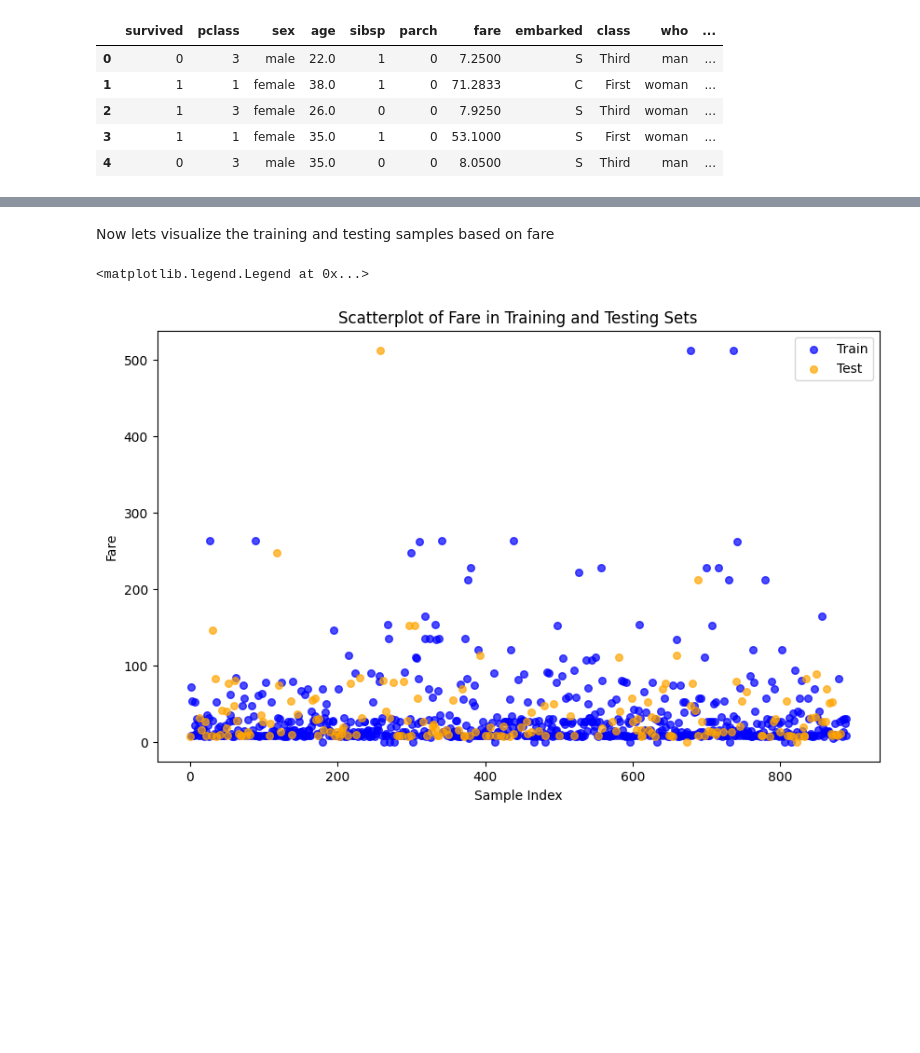
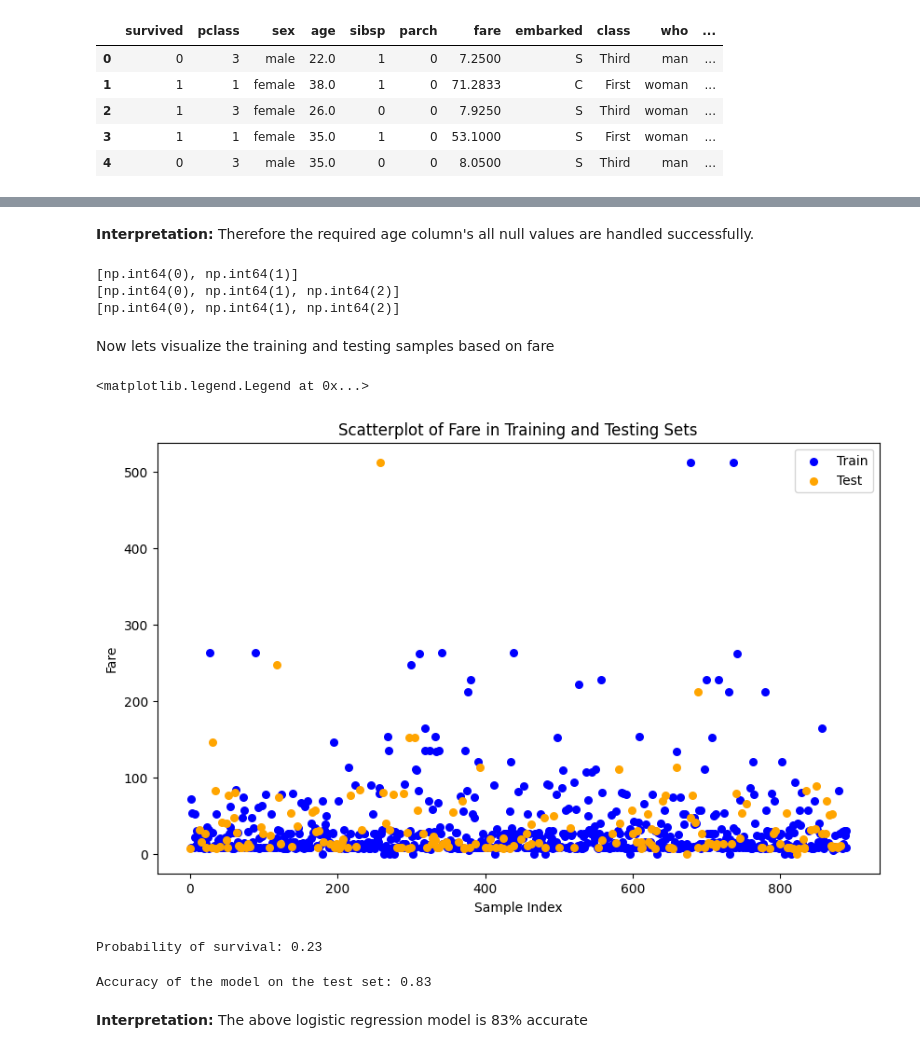
Before and after one commit to SakriyaPyakurel/ML, a Jupyter notebook: supervised_learning/04.ipynb, the cells around one changed output, grey strips where cells are left out. Cells and saved outputs as stored; diff of their text form; code cells hidden in the pictures; blank space fills up the shorter version.

Commit message:
learned to split data into training and testing samples  and made predictions based on the splitted data

```diff
--- a/supervised_learning/04.ipynb
+++ b/supervised_learning/04.ipynb
@@ -24,0 +47,5 @@ df.head()
+# %%
+# handling the nan values in the age column by filling it with the mean of the age column
+df['age'].fillna(df['age'].mean(), inplace=True)
+# checking for nan values in the age column
+df['age'].isnull().sum()
@@ -25,25 +60,50 @@ df.head()
+# %% [markdown]
+<b>Interpretation:</b> Therefore the required age column's all null values are handled successfully.
 # %%
 # encoding categorical variables - sex,class and who
 le = LabelEncoder()
 df['sex'] = le.fit_transform(df['sex'])
+print(list(le.classes_))
 df['class'] = le.fit_transform(df['class'])
+print(list(le.classes_))
 df['who'] = le.fit_transform(df['who'])
+print(list(le.classes_))
 # selecting the features and target variable
 X = df[['sex', 'class', 'who', 'age', 'fare']]
 y = df['survived']
 # splitting the dataset into training and testing samples
 X_train, X_test, y_train, y_test = train_test_split(X, y, test_size=0.2) # taking 20% of the data for testing
+# %% [output]
+[np.int64(0), np.int64(1)]
+[np.int64(0), np.int64(1), np.int64(2)]
+[np.int64(0), np.int64(1), np.int64(2)]
 # %% [markdown]
 Now lets visualize the training and testing samples based on fare
 # %%
 # Visualizing the training and testing samples based on fare
 plt.figure(figsize=(10, 6))
-plt.scatter(X_train.index, X_train['fare'], alpha=0.7, label='Train', color='blue', s=30)
-plt.scatter(X_test.index, X_test['fare'], alpha=0.7, label='Test', color='orange', s=30)
+plt.scatter(X_train.index, X_train['fare'], label='Train', color='blue', s=30)
+plt.scatter(X_test.index, X_test['fare'],  label='Test', color='orange', s=30)
 plt.xlabel('Sample Index')
 plt.ylabel('Fare')
 plt.title('Scatterplot of Fare in Training and Testing Sets')
 plt.legend()
 # %% [output]
 <matplotlib.legend.Legend at 0x...>
-[figure, old version]
+[figure, new version]
+# %%
+# predicting the probability of survival with input data - sex - male(0), class - 1st(1), who - (0), age - 30, fare - 100
+model = LogisticRegression()
+model.fit(X_train, y_train)
+survival_prob = model.predict_proba([[1, 1, 0, 30, 100]])[0][1]
+print(f"Probability of survival: {survival_prob:.2f}")
+# %% [output]
+Probability of survival: 0.23
+# %%
+# checking the accuracy of the model on the test set
+accuracy = model.score(X_test, y_test)
+print(f"Accuracy of the model on the test set: {accuracy:.2f}")
+# %% [output]
+Accuracy of the model on the test set: 0.83
+# %% [markdown]
+<b>Interpretation:</b> The above logistic regression model is 83% accurate
```
Also changed, not shown: parts of 3 cells of this notebook.
